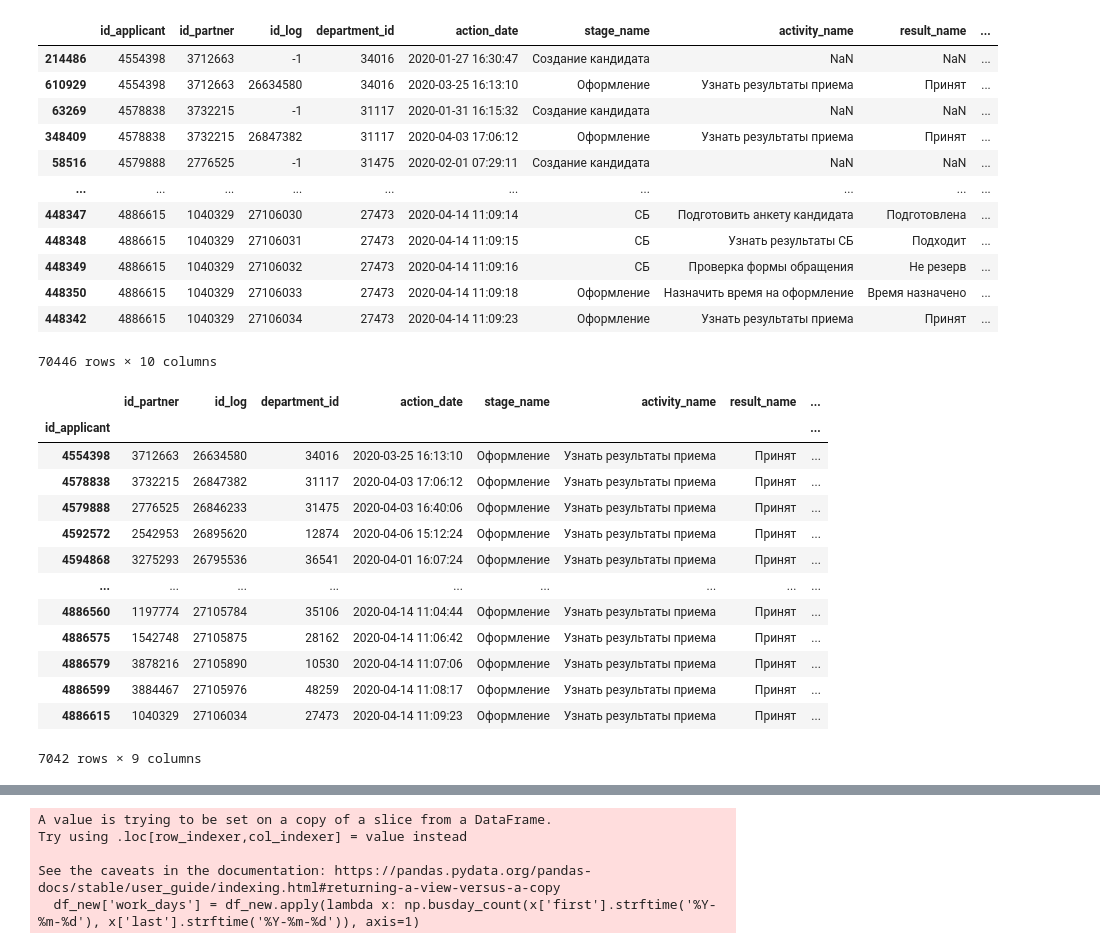
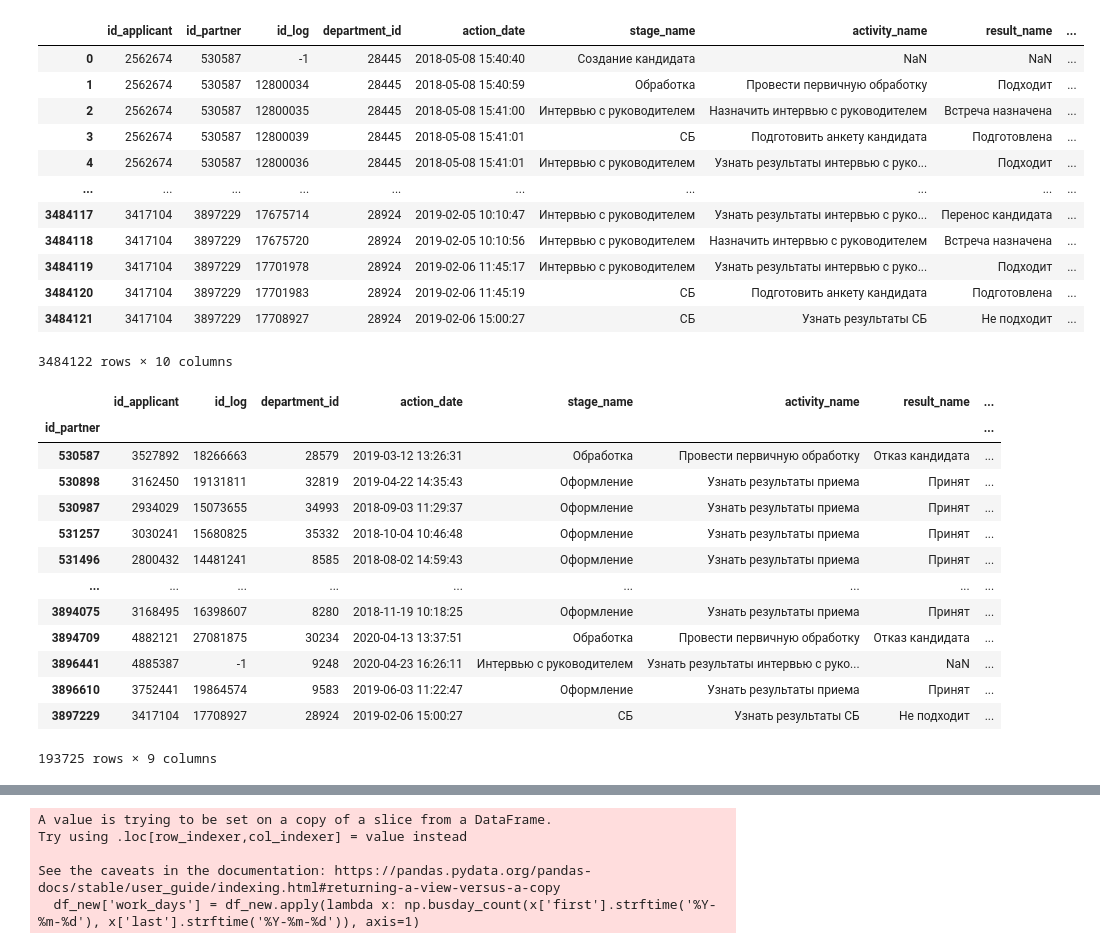
Before and after one commit to Timkasyan/NIR_group_1, a Jupyter notebook: tth.ipynb, the cells around one changed output, grey strips where cells are left out. Cells and saved outputs as stored; diff of their text form; code cells hidden in the pictures.

```diff
--- a/tth.ipynb
+++ b/tth.ipynb
@@ -8,7 +8,7 @@ FILEPATH_ALL = "all_data.csv"
 FILEPATH_2020 = "with_closed_ations_as________select_app_2020_X5_STORES.csv"
 FILEPATH_2019 = "with_closed_ations_as________select_app_2019_X5_STORES.csv"
 FILEPATH_2018 = "with_closed_ations_as________select_app_2018_X5_STORES.csv"
-df = pd.read_csv(FILEPATH_2020)
+df = pd.read_csv(FILEPATH_ALL)
 # %%
 # Это скрипт для объединения датасетов в один + удаления ненужной инфы + фикса дат
 # df18 = pd.read_csv(FILEPATH_2018)
@@ -24,11 +24,11 @@ df = pd.read_csv(FILEPATH_2020)
 # df_all = df_all.reset_index(drop=True)
 # df_all.to_csv('all_data.csv')
 # %%
-df = df[df['position_name'] == 'Продавец-кассир']
-df = df[df['is_active_action'] == True]
-df = df.drop('is_active_action', axis=1)
-df['action_date'] = df['action_date'].str[:19]
-df['action_date'] = pd.to_datetime(df['action_date'], format="%Y-%m-%d %H:%M:%S")
+# df = df[df['position_name'] == 'Продавец-кассир']
+# df = df[df['is_active_action'] == True]
+# df = df.drop('is_active_action', axis=1)
+# df['action_date'] = df['action_date'].str[:19]
+# df['action_date'] = pd.to_datetime(df['action_date'], format="%Y-%m-%d %H:%M:%S")
 # %%
 def generate_unique_csv(df, filename):
     df_new = df[['stage_name','activity_name','result_name']]
@@ -69,5 +76,6 @@ df_hired
 # %%
-hired_ids = df_hired['id_applicant']
+# hired_ids = df_hired['id_applicant']
+hired_ids = df_hired['id_partner']
 # %%
 hired_ids
 # %% [output]
@@ -115,4 +125,5 @@ len(ids)
 # %%
-df_filtered = df[df['id_applicant'].isin(hired_ids)]
+# df_filtered = df[df['id_applicant'].isin(hired_ids)]
+df_filtered = df[df['id_partner'].isin(hired_ids)]
 df_filtered
 # %% [output]
@@ -132,18 +143,20 @@ df_filtered
 # %%
-df_filtered = df_filtered.sort_values(['id_applicant','action_date'])
+# df_filtered = df_filtered.sort_values(['id_applicant','action_date'])
+df_filtered = df_filtered.sort_values(['id_partner','action_date'])
+# df_filtered = df_filtered.reset_index(drop=True).drop('Unnamed: 0', axis=1)
 df_filtered
 # %% [output]
 |  | id_applicant | id_partner | id_log | department_id | action_date | stage_name | activity_name | result_name | ... |
-| 214486 | 4554398 | 3712663 | -1 | 34016 | 2020-01-27 16:30:47 | Создание кандидата | NaN | NaN | ... |
-| 610929 | 4554398 | 3712663 | 26634580 | 34016 | 2020-03-25 16:13:10 | Оформление | Узнать результаты приема | Принят | ... |
-| 63269 | 4578838 | 3732215 | -1 | 31117 | 2020-01-31 16:15:32 | Создание кандидата | NaN | NaN | ... |
-| 348409 | 4578838 | 3732215 | 26847382 | 31117 | 2020-04-03 17:06:12 | Оформление | Узнать результаты приема | Принят | ... |
-| 58516 | 4579888 | 2776525 | -1 | 31475 | 2020-02-01 07:29:11 | Создание кандидата | NaN | NaN | ... |
+| 0 | 2562674 | 530587 | -1 | 28445 | 2018-05-08 15:40:40 | Создание кандидата | NaN | NaN | ... |
+| 1 | 2562674 | 530587 | 12800034 | 28445 | 2018-05-08 15:40:59 | Обработка | Провести первичную обработку | Подходит | ... |
+| 2 | 2562674 | 530587 | 12800035 | 28445 | 2018-05-08 15:41:00 | Интервью с руководителем | Назначить интервью с руководителем | Встреча назначена | ... |
+| 3 | 2562674 | 530587 | 12800039 | 28445 | 2018-05-08 15:41:01 | СБ | Подготовить анкету кандидата | Подготовлена | ... |
+| 4 | 2562674 | 530587 | 12800036 | 28445 | 2018-05-08 15:41:01 | Интервью с руководителем | Узнать результаты интервью с руко... | Подходит | ... |
 | ... | ... | ... | ... | ... | ... | ... | ... | ... | ... |
-| 448347 | 4886615 | 1040329 | 27106030 | 27473 | 2020-04-14 11:09:14 | СБ | Подготовить анкету кандидата | Подготовлена | ... |
-| 448348 | 4886615 | 1040329 | 27106031 | 27473 | 2020-04-14 11:09:15 | СБ | Узнать результаты СБ | Подходит | ... |
-| 448349 | 4886615 | 1040329 | 27106032 | 27473 | 2020-04-14 11:09:16 | СБ | Проверка формы обращения | Не резерв | ... |
-| 448350 | 4886615 | 1040329 | 27106033 | 27473 | 2020-04-14 11:09:18 | Оформление | Назначить время на оформление | Время назначено | ... |
-| 448342 | 4886615 | 1040329 | 27106034 | 27473 | 2020-04-14 11:09:23 | Оформление | Узнать результаты приема | Принят | ... |
+| 3484117 | 3417104 | 3897229 | 17675714 | 28924 | 2019-02-05 10:10:47 | Интервью с руководителем | Узнать результаты интервью с руко... | Перенос кандидата | ... |
+| 3484118 | 3417104 | 3897229 | 17675720 | 28924 | 2019-02-05 10:10:56 | Интервью с руководителем | Назначить интервью с руководителем | Встреча назначена | ... |
+| 3484119 | 3417104 | 3897229 | 17701978 | 28924 | 2019-02-06 11:45:17 | Интервью с руководителем | Узнать результаты интервью с руко... | Подходит | ... |
+| 3484120 | 3417104 | 3897229 | 17701983 | 28924 | 2019-02-06 11:45:19 | СБ | Подготовить анкету кандидата | Подготовлена | ... |
+| 3484121 | 3417104 | 3897229 | 17708927 | 28924 | 2019-02-06 15:00:27 | СБ | Узнать результаты СБ | Не подходит | ... |
-70446 rows × 10 columns
+3484122 rows × 10 columns
 # %%
@@ -151,21 +165,22 @@ groups = df_filtered.groupby('id_applicant')
 # %%
-last = groups.last()
+# last = groups.last()
+last = groups.nth(-1)
 last
 # %% [output]
-|  | id_partner | id_log | department_id | action_date | stage_name | activity_name | result_name | ... |
-| id_applicant |  |  |  |  |  |  |  | ... |
-| 4554398 | 3712663 | 26634580 | 34016 | 2020-03-25 16:13:10 | Оформление | Узнать результаты приема | Принят | ... |
-| 4578838 | 3732215 | 26847382 | 31117 | 2020-04-03 17:06:12 | Оформление | Узнать результаты приема | Принят | ... |
-| 4579888 | 2776525 | 26846233 | 31475 | 2020-04-03 16:40:06 | Оформление | Узнать результаты приема | Принят | ... |
-| 4592572 | 2542953 | 26895620 | 12874 | 2020-04-06 15:12:24 | Оформление | Узнать результаты приема | Принят | ... |
-| 4594868 | 3275293 | 26795536 | 36541 | 2020-04-01 16:07:24 | Оформление | Узнать результаты приема | Принят | ... |
+|  | id_applicant | id_log | department_id | action_date | stage_name | activity_name | result_name | ... |
+| id_partner |  |  |  |  |  |  |  | ... |
+| 530587 | 3527892 | 18266663 | 28579 | 2019-03-12 13:26:31 | Обработка | Провести первичную обработку | Отказ кандидата | ... |
+| 530898 | 3162450 | 19131811 | 32819 | 2019-04-22 14:35:43 | Оформление | Узнать результаты приема | Принят | ... |
+| 530987 | 2934029 | 15073655 | 34993 | 2018-09-03 11:29:37 | Оформление | Узнать результаты приема | Принят | ... |
+| 531257 | 3030241 | 15680825 | 35332 | 2018-10-04 10:46:48 | Оформление | Узнать результаты приема | Принят | ... |
+| 531496 | 2800432 | 14481241 | 8585 | 2018-08-02 14:59:43 | Оформление | Узнать результаты приема | Принят | ... |
 | ... | ... | ... | ... | ... | ... | ... | ... | ... |
-| 4886560 | 1197774 | 27105784 | 35106 | 2020-04-14 11:04:44 | Оформление | Узнать результаты приема | Принят | ... |
-| 4886575 | 1542748 | 27105875 | 28162 | 2020-04-14 11:06:42 | Оформление | Узнать результаты приема | Принят | ... |
-| 4886579 | 3878216 | 27105890 | 10530 | 2020-04-14 11:07:06 | Оформление | Узнать результаты приема | Принят | ... |
-| 4886599 | 3884467 | 27105976 | 48259 | 2020-04-14 11:08:17 | Оформление | Узнать результаты приема | Принят | ... |
-| 4886615 | 1040329 | 27106034 | 27473 | 2020-04-14 11:09:23 | Оформление | Узнать результаты приема | Принят | ... |
+| 3894075 | 3168495 | 16398607 | 8280 | 2018-11-19 10:18:25 | Оформление | Узнать результаты приема | Принят | ... |
+| 3894709 | 4882121 | 27081875 | 30234 | 2020-04-13 13:37:51 | Обработка | Провести первичную обработку | Отказ кандидата | ... |
+| 3896441 | 4885387 | -1 | 9248 | 2020-04-23 16:26:11 | Интервью с руководителем | Узнать результаты интервью с руко... | NaN | ... |
+| 3896610 | 3752441 | 19864574 | 9583 | 2019-06-03 11:22:47 | Оформление | Узнать результаты приема | Принят | ... |
+| 3897229 | 3417104 | 17708927 | 28924 | 2019-02-06 15:00:27 | СБ | Узнать результаты СБ | Не подходит | ... |
-7042 rows × 9 columns
+193725 rows × 9 columns
 # %%
 last['activity_name'].unique()
 # %% [output]
```
Also changed, not shown: parts of 38 cells of this notebook.
